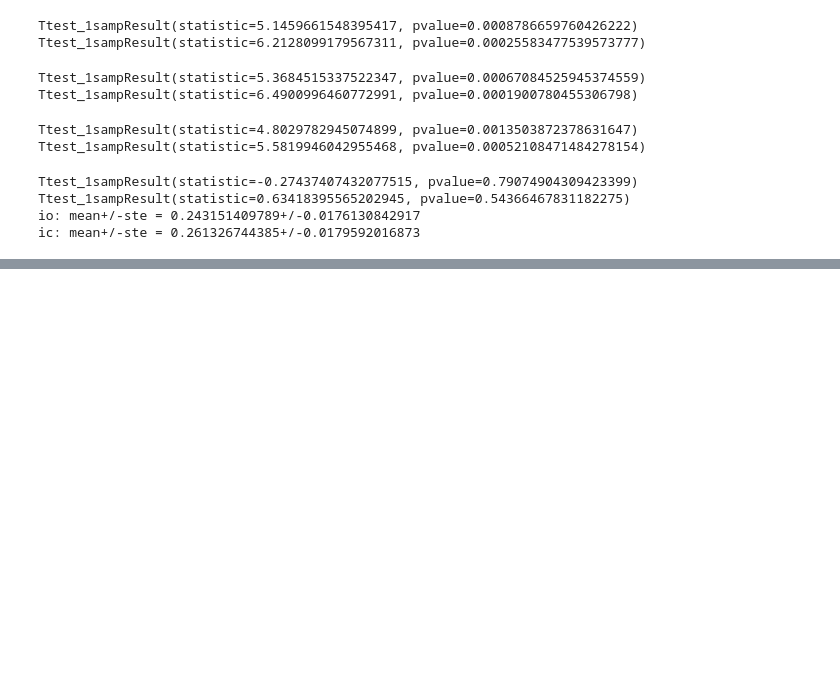
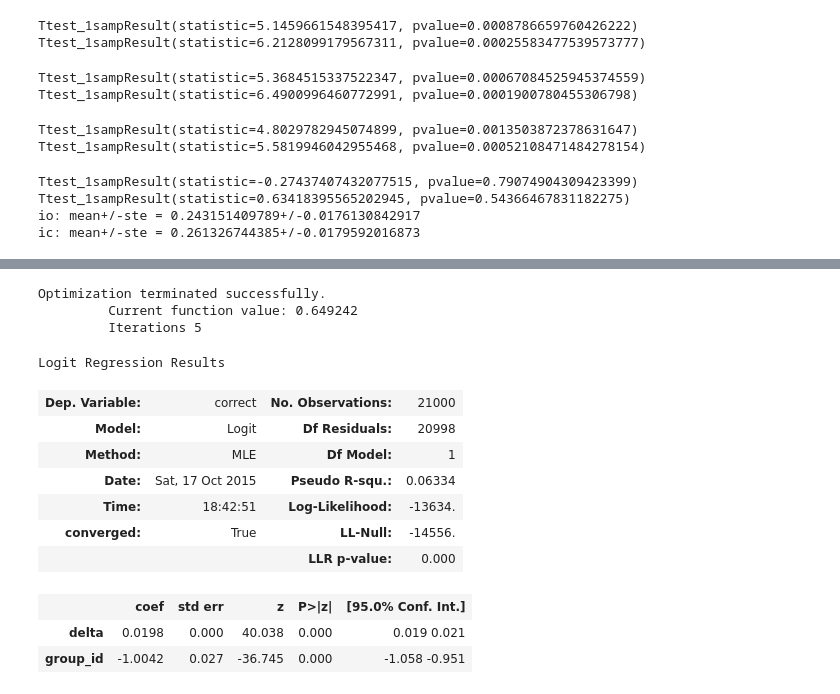
Before and after one commit to hongsups/vstm_vp, a Jupyter notebook: Mturk_CL_stats.ipynb, the cells around one changed output, grey strips where cells are left out. Drawn from its saved outputs; the diff is of its cells as text; code cells hidden in the pictures; blank space fills up the shorter version.

```diff
--- a/Mturk_CL_stats.ipynb
+++ b/Mturk_CL_stats.ipynb
@@ -610,0 +753,16 @@ ic: mean+/-ste = 0.261326744385+/-0.0179592016873
+# %%
+"""
+    To test for an effect of change magnitude in REL and compare REL between online and lab subjects,
+    we do a logistic regression with regressors subject group (which you can label 0 or 1)
+    and change magnitude. We then check which of the coefficients has a significant p-value.
+"""
+df_turk_rel_o = df_rel_o[['DeltaRel_Ori','PerfRel_Ori']]
+df_turk_rel_c = df_rel_c[['DeltaRel_Col','PerfRel_Col']]
+df_lab_rel_o = df_short_ori[['AbsDelta','Correct']]
+df_lab_rel_c = df_short_col[['AbsDelta','Correct']]
+# %%
+# add subject group identifier
+df_turk_rel_o['group_id']=1
+df_turk_rel_c['group_id']=1
+df_lab_rel_o['group_id']=0
+df_lab_rel_c['group_id']=0
@@ -610,0 +778,30 @@ ic: mean+/-ste = 0.261326744385+/-0.0179592016873
+# %%
+# assign column names
+df_turk_rel_o.columns = ['delta','correct','group_id']
+df_turk_rel_c.columns = ['delta','correct','group_id']
+df_lab_rel_o.columns = ['delta','correct','group_id']
+df_lab_rel_c.columns = ['delta','correct','group_id']
+# %%
+df_rel_o_all = pd.concat([df_turk_rel_o,df_lab_rel_o],ignore_index=True)
+df_rel_c_all = pd.concat([df_turk_rel_c,df_lab_rel_c],ignore_index=True)
+# %%
+# orientation
+y = df_rel_o_all.correct
+X = df_rel_o_all[['delta','group_id']]
+result = sm.Logit(y, X).fit()
+result.summary()
+# %% [output]
+Optimization terminated successfully.
+         Current function value: 0.649242
+         Iterations 5
+Logit Regression Results
+| Dep. Variable: | correct | No. Observations: | 21000 |
+| Model: | Logit | Df Residuals: | 20998 |
+| Method: | MLE | Df Model: | 1 |
+| Date: | Sat, 17 Oct 2015 | Pseudo R-squ.: | 0.06334 |
+| Time: | 18:42:51 | Log-Likelihood: | -13634. |
+| converged: | True | LL-Null: | -14556. |
+|  |  | LLR p-value: | 0.000 |
+|  | coef | std err | z | P>|z| | [95.0% Conf. Int.] |
+| delta | 0.0198 | 0.000 | 40.038 | 0.000 | 0.019 0.021 |
+| group_id | -1.0042 | 0.027 | -36.745 | 0.000 | -1.058 -0.951 |
```
Also changed, not shown: parts of 18 cells of this notebook.
